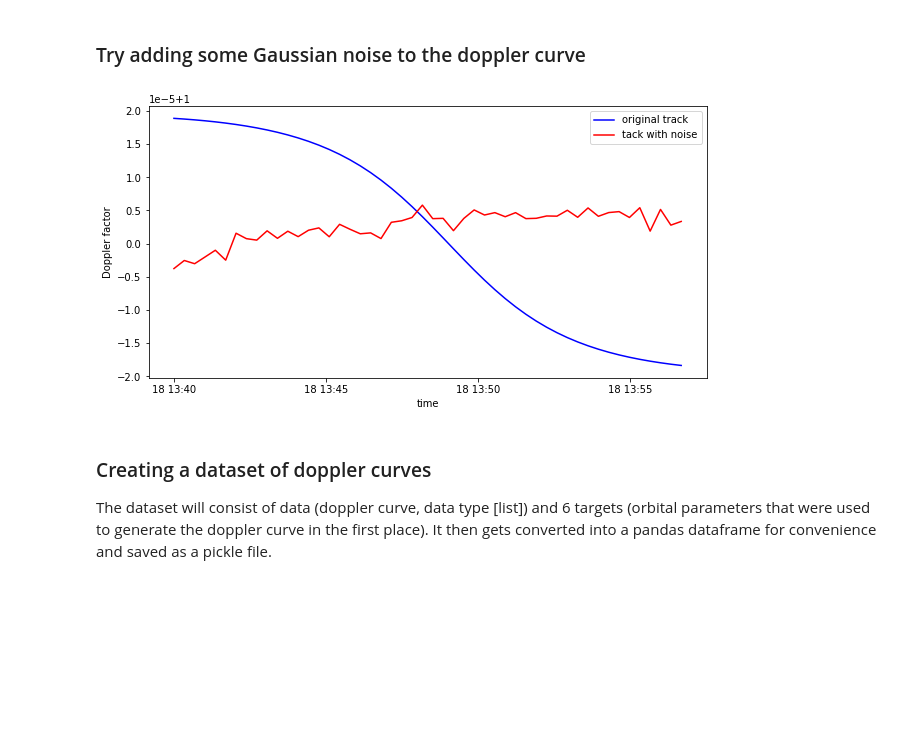
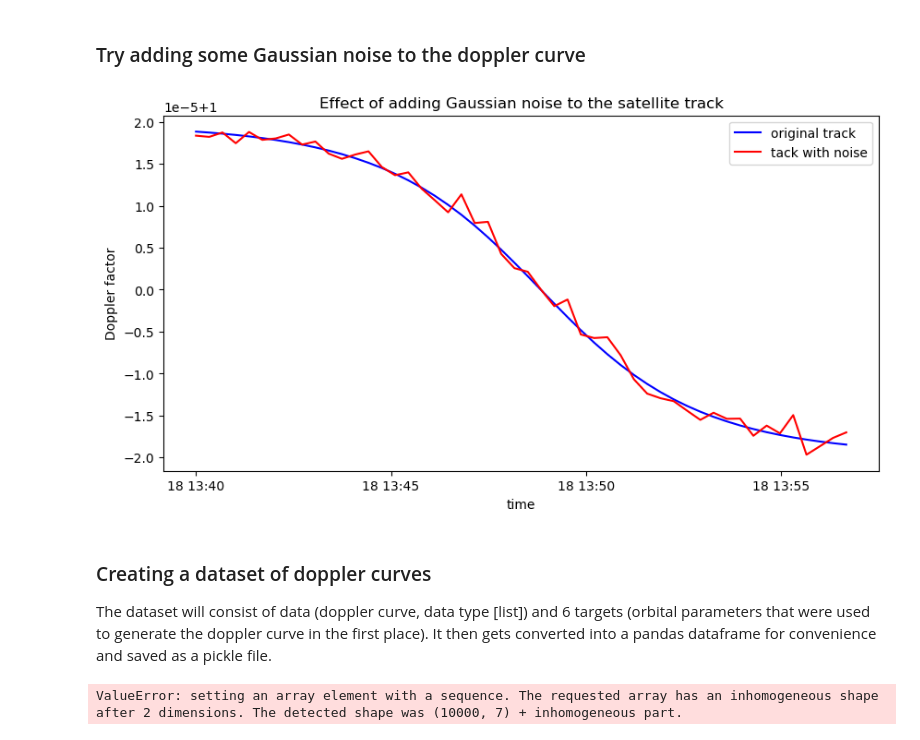
Before and after one commit to BoringNickname/Determining-Satellite-Orbital_Parameters-Using-ML, a Jupyter notebook: creating_a_dataset.ipynb, the cells around one changed output. Cells and saved outputs as stored; diff of their text form; code cells hidden in the pictures; blank space fills up the shorter version.

```diff
--- a/creating_a_dataset.ipynb
+++ b/creating_a_dataset.ipynb
@@ -95,20 +93,20 @@ plt.show()
 # %% [markdown]
 ### Try adding some Gaussian noise to the doppler curve
 # %%
-new_doppler
 mu, sigma = 0, 0.000001
-noise = np.random.normal(mu,sigma, len(doppler))
-noisy_doppler = new_doppler+noise
+noise = np.random.normal(mu,sigma, len(doppler_curves[0]))
+noisy_doppler = doppler_curves[0]+noise
 
 plt.figure(figsize=(10, 5))
-plt.plot(t.utc_datetime(), doppler,'b',label='original track')
+plt.plot(t.utc_datetime(), doppler_curves[0],'b',label='original track')
 plt.plot(t.utc_datetime(), noisy_doppler,'r',label = 'tack with noise')
 plt.xlabel('time')
 plt.ylabel('Doppler factor' )
+plt.title('Effect of adding Gaussian noise to the satellite track')
 plt.legend()
 plt.show()
 # %% [output]
-[figure, old version]
+[figure, new version]
 # %% [markdown]
 ### Creating a dataset of doppler curves
 
@@ -153,8 +151,10 @@ for i in range(100000):
 df = pd.DataFrame(np.array(doppler_curves_dataset), columns='Data Eccentricity Arg_of_Perigee Inclination Mean_Anomaly Mean_Motion Right_Ascention'.split())
 df.head()
 
-with open('pandas_orbital_dataset.pickle', 'wb') as f:
+with open('pandas_orbital_dataset_test.pickle', 'wb') as f:
     pickle.dump(df, f, protocol=pickle.HIGHEST_PROTOCOL)
 
-with open('list_orbital_dataset.pickle', 'wb') as f:
+with open('list_orbital_dataset_test.pickle', 'wb') as f:
     pickle.dump(df, f, protocol=pickle.HIGHEST_PROTOCOL)
+# %% [output]
+ValueError: setting an array element with a sequence. The requested array has an inhomogeneous shape after 2 dimensions. The detected shape was (10000, 7) + inhomogeneous part.
```
Also changed, not shown: parts of 7 cells of this notebook, 2 other files.
